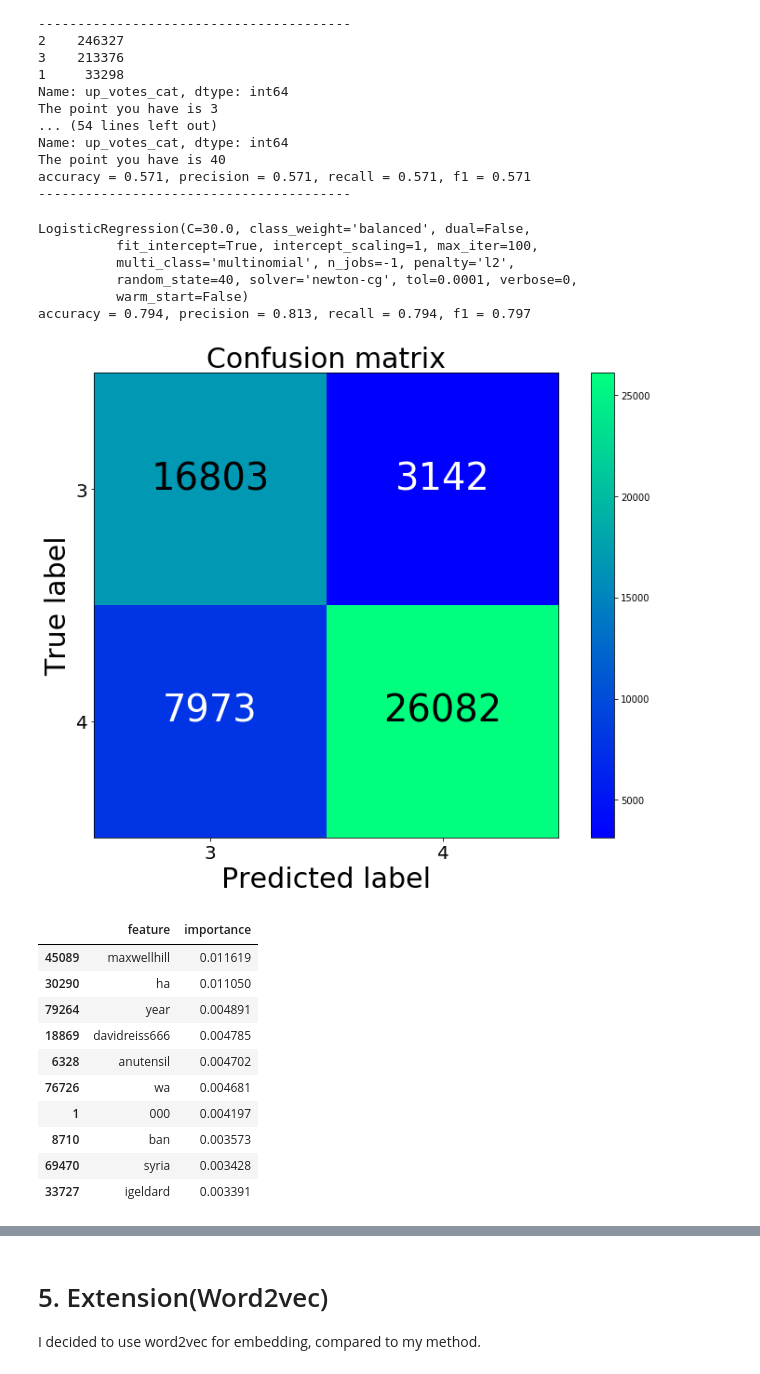
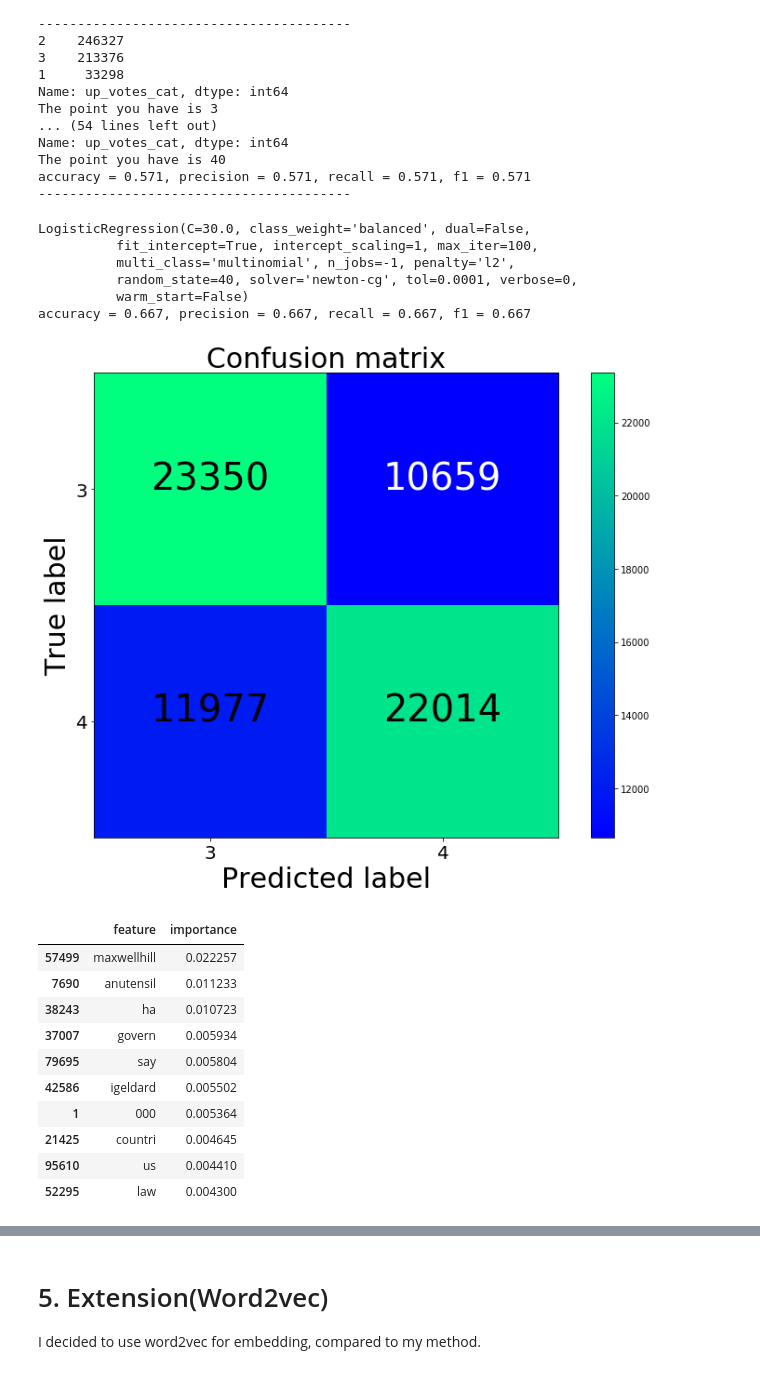
Before and after one commit to ElaineGao0416/NLP, a Jupyter notebook: E_company/Eluvio.ipynb, the cells around one changed output, grey strips where cells are left out. Saved outputs shown, nothing was run; the diff lists cells and outputs as text; code cells hidden in the pictures.

Commit message:
add model

```diff
--- a/E_company/Eluvio.ipynb
+++ b/E_company/Eluvio.ipynb
@@ -896,54 +896,50 @@ accuracy = 0.571, precision = 0.571, recall = 0.571, f1 = 0.571
 def vote_cate(x):
         if x > 1000: return 1
         elif x > 240: return 2
-        elif x > 6: return 3
+        elif x > 10: return 3
         else: return 4
 
 # add new label
 clean_data["up_votes_cat"] = clean_data.up_votes.apply(vote_cate)
 clean_data.up_votes_cat.value_counts()
-
-#3 :   460301
-#2 :    18308
-#1 :    14392
 
 # Balance the sample
 up_3 = clean_data[clean_data.up_votes_cat  == 3]
 up_4 = clean_data[clean_data.up_votes_cat  == 4]
 
 # Downsample to make it balanced
 up_3 = resample(up_3,
-          replace=False,    # sample without replacement
+          replace=True,    # sample with replacement
           n_samples=170000)    # to match minority class
 
 # upsample to make it balanced
 up_4 = resample(up_4,
-          replace=True,    # sample without replacement
+          replace=False,    # sample with replacement
           n_samples=170000)    # to match minority class
 
-Balanced_data = pd.concat([up_2, up_3])
+Balanced_data = pd.concat([up_3, up_4])
 Balanced_data.up_votes_cat.value_counts()
 
-Important_fea = training_model(Balanced_data, num_features = 58000, classes=['3', '4'])
+Important_fea = training_model(Balanced_data, num_features = 80000, classes=['3', '4'])
 Important_fea.head(10)
 # %% [output]
 LogisticRegression(C=30.0, class_weight='balanced', dual=False,
           fit_intercept=True, intercept_scaling=1, max_iter=100,
           multi_class='multinomial', n_jobs=-1, penalty='l2',
           random_state=40, solver='newton-cg', tol=0.0001, verbose=0,
           warm_start=False)
-accuracy = 0.794, precision = 0.813, recall = 0.794, f1 = 0.797
+accuracy = 0.667, precision = 0.667, recall = 0.667, f1 = 0.667
-[figure, old version]
+[figure, new version]
 |  | feature | importance |
-| 45089 | maxwellhill | 0.011619 |
-| 30290 | ha | 0.011050 |
-| 79264 | year | 0.004891 |
-| 18869 | davidreiss666 | 0.004785 |
-| 6328 | anutensil | 0.004702 |
-| 76726 | wa | 0.004681 |
-| 1 | 000 | 0.004197 |
-| 8710 | ban | 0.003573 |
-| 69470 | syria | 0.003428 |
-| 33727 | igeldard | 0.003391 |
+| 57499 | maxwellhill | 0.022257 |
+| 7690 | anutensil | 0.011233 |
+| 38243 | ha | 0.010723 |
+| 37007 | govern | 0.005934 |
+| 79695 | say | 0.005804 |
+| 42586 | igeldard | 0.005502 |
+| 1 | 000 | 0.005364 |
+| 21425 | countri | 0.004645 |
+| 95610 | us | 0.004410 |
+| 52295 | law | 0.004300 |
 # %% [markdown]
 ### 4.5.7 Summay 3
```
Also changed, not shown: parts of 1 cell of this notebook.
